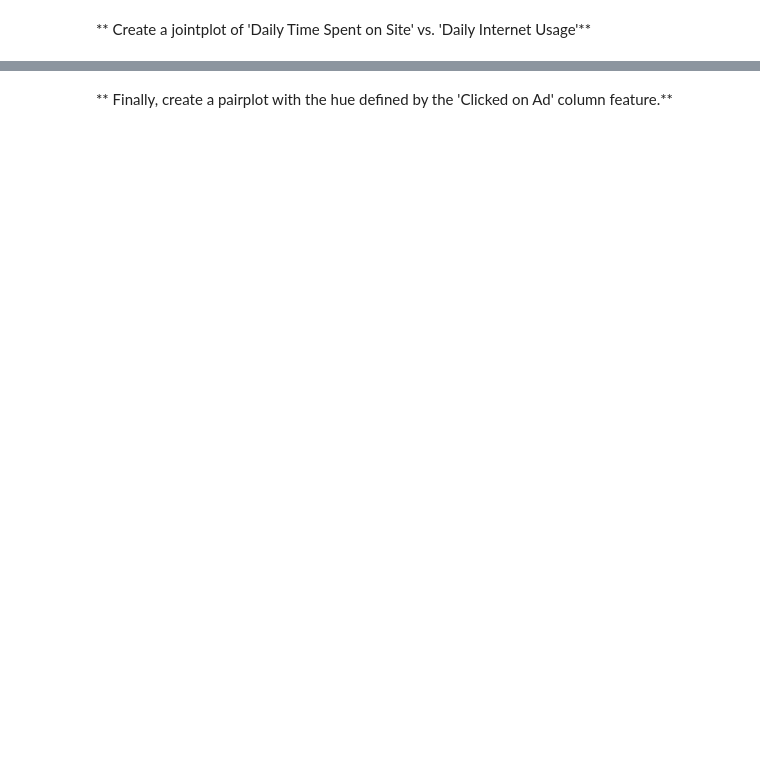
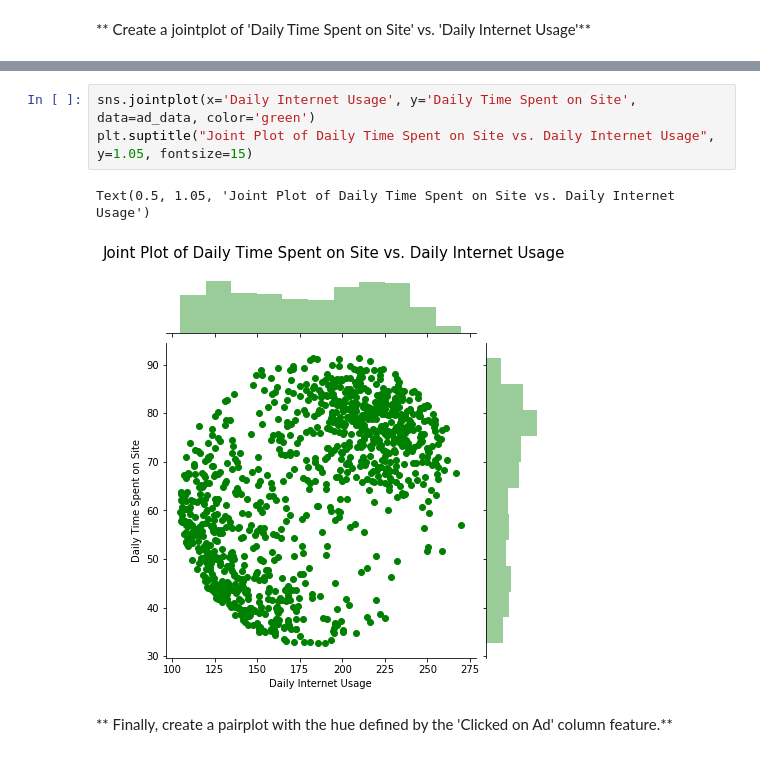
Before and after one commit to NikelausM/python-for-data-science-and-machine-learning-course, a Jupyter notebook: 13-Logistic-Regression/02-Logistic Regression Project Work.ipynb, the cells around one changed output, grey strips where cells are left out. Cells and saved outputs as stored; diff of their text form; blank space fills up the shorter version.

```diff
--- a/13-Logistic-Regression/02-Logistic Regression Project Work.ipynb
+++ b/13-Logistic-Regression/02-Logistic Regression Project Work.ipynb
@@ -98,2 +105,8 @@ Try recreating the plots shown below!
+# %%
+sns.jointplot(x='Daily Internet Usage', y='Daily Time Spent on Site', data=ad_data, color='green')
+plt.suptitle("Joint Plot of Daily Time Spent on Site vs. Daily Internet Usage", y=1.05, fontsize=15)
+# %% [output]
+Text(0.5, 1.05, 'Joint Plot of Daily Time Spent on Site vs. Daily Internet Usage')
+[figure, added]
 # %% [markdown]
 ** Finally, create a pairplot with the hue defined by the 'Clicked on Ad' column feature.**
```
Also changed, not shown: parts of 27 cells of this notebook.
